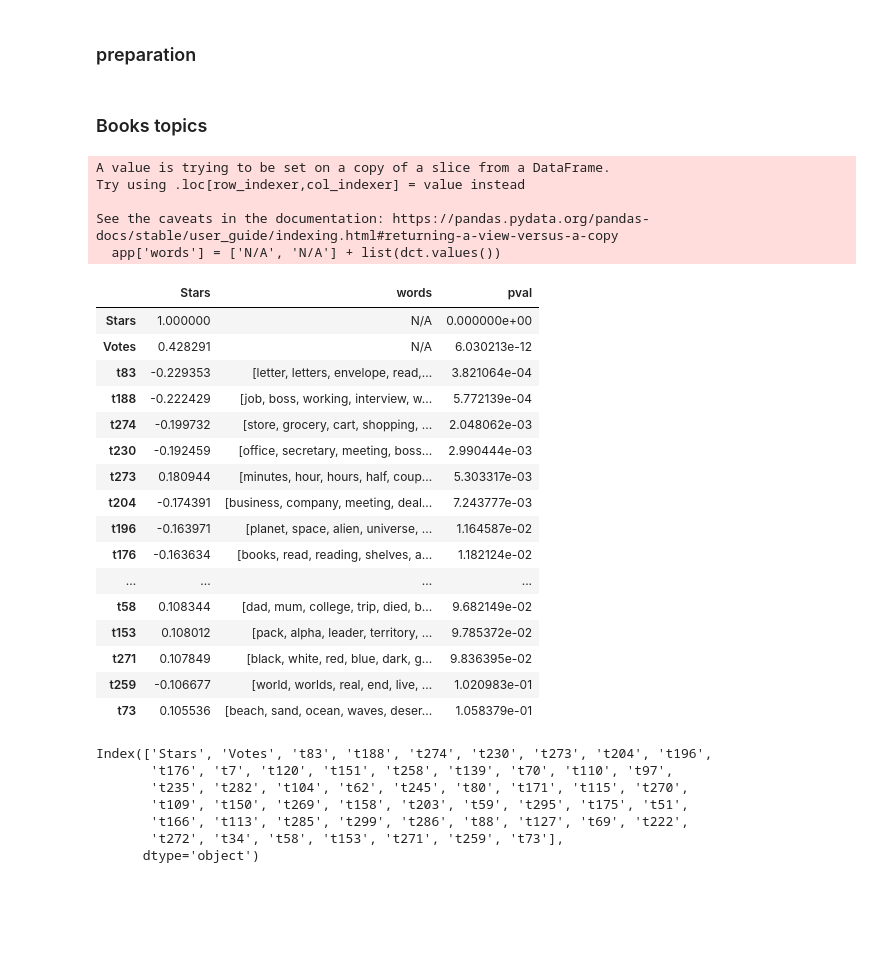
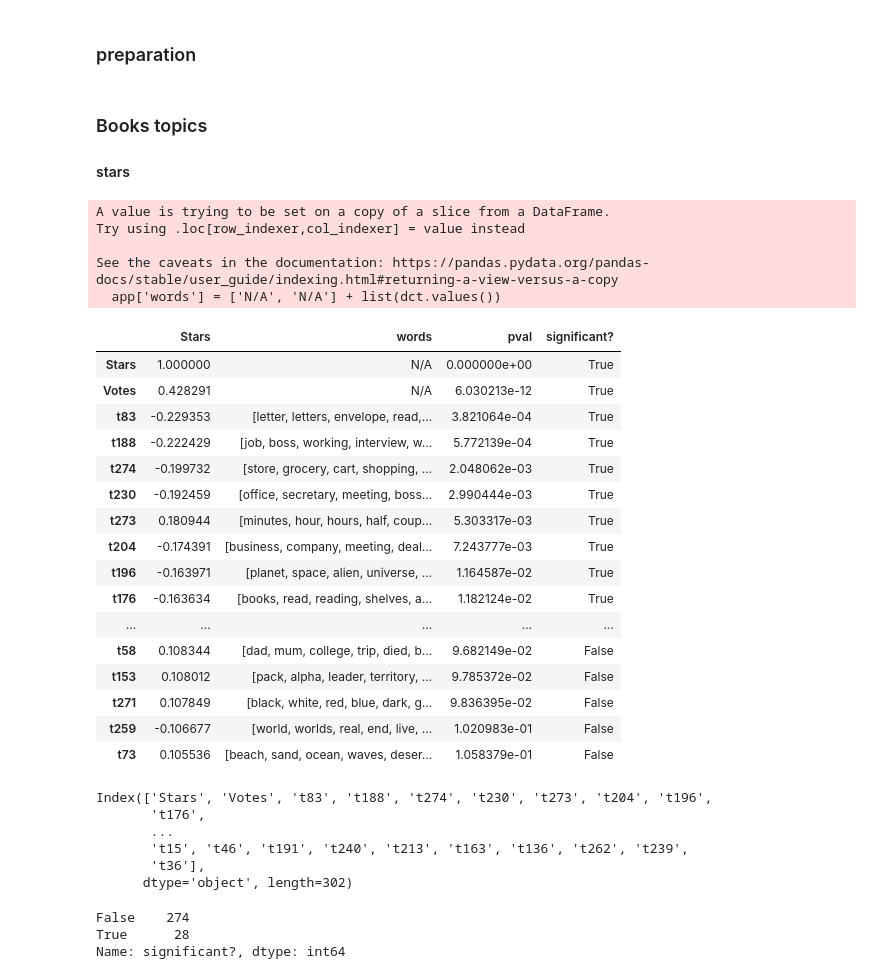
Before and after one commit to MarijkeBeersmans/CLS-project, a Jupyter notebook: Correlation.ipynb, the cells around one changed output. Saved outputs shown, nothing was run; the diff lists cells and outputs as text; code cells hidden in the pictures; blank space fills up the shorter version.

```diff
--- a/Correlation.ipynb
+++ b/Correlation.ipynb
@@ -222,52 +220,58 @@ to_drop = ['Year_of_prod', 'Season', 'Episode Number', 'Episode_Title', 'Duratio
        'Emily', 'seasonep']
 # %% [markdown]
 ### Books topics
+#### stars
 # %%
 topics = books.drop(columns=to_drop, inplace=False)
 # print(topics.columns)
 rho, pval = spearmanr(topics)
 corr = pd.DataFrame(rho, columns=topics.columns, index=topics.columns)
 pvaldf = pd.DataFrame(pval, columns=topics.columns, index=topics.columns)
 pvald = dict(zip(topics.columns, pvaldf['Stars']))
 
 app = corr[['Stars', 'Votes']]
 app['words'] = ['N/A', 'N/A'] + list(dct.values())
 
-rho = app.drop(columns=['Votes']).fillna(0).sort_values(by='Stars', ascending=False, key=np.abs)[:52]
+rho = app.drop(columns=['Votes']).fillna(0).sort_values(by='Stars', ascending=False, key=np.abs)
 
 rho['pval'] = [pvald[t] for t in rho.index]
 
-rho
+rho['significant?'] = [True if value < 0.05 else False for value in rho.pval.values]
+
+rho[:52]
 # %% [output]
 A value is trying to be set on a copy of a slice from a DataFrame.
 Try using .loc[row_indexer,col_indexer] = value instead
 
 See the caveats in the documentation: https://pandas.pydata.org/pandas-docs/stable/user_guide/indexing.html#returning-a-view-versus-a-copy
   app['words'] = ['N/A', 'N/A'] + list(dct.values())
-|  | Stars | words | pval |
-| Stars | 1.000000 | N/A | 0.000000e+00 |
-| Votes | 0.428291 | N/A | 6.030213e-12 |
-| t83 | -0.229353 | [letter, letters, envelope, read,... | 3.821064e-04 |
-| t188 | -0.222429 | [job, boss, working, interview, w... | 5.772139e-04 |
-| t274 | -0.199732 | [store, grocery, cart, shopping, ... | 2.048062e-03 |
-| t230 | -0.192459 | [office, secretary, meeting, boss... | 2.990444e-03 |
-| t273 | 0.180944 | [minutes, hour, hours, half, coup... | 5.303317e-03 |
-| t204 | -0.174391 | [business, company, meeting, deal... | 7.243777e-03 |
-| t196 | -0.163971 | [planet, space, alien, universe, ... | 1.164587e-02 |
-| t176 | -0.163634 | [books, read, reading, shelves, a... | 1.182124e-02 |
-| ... | ... | ... | ... |
-| t58 | 0.108344 | [dad, mum, college, trip, died, b... | 9.682149e-02 |
-| t153 | 0.108012 | [pack, alpha, leader, territory, ... | 9.785372e-02 |
-| t271 | 0.107849 | [black, white, red, blue, dark, g... | 9.836395e-02 |
-| t259 | -0.106677 | [world, worlds, real, end, live, ... | 1.020983e-01 |
-| t73 | 0.105536 | [beach, sand, ocean, waves, deser... | 1.058379e-01 |
+|  | Stars | words | pval | significant? |
+| Stars | 1.000000 | N/A | 0.000000e+00 | True |
+| Votes | 0.428291 | N/A | 6.030213e-12 | True |
+| t83 | -0.229353 | [letter, letters, envelope, read,... | 3.821064e-04 | True |
+| t188 | -0.222429 | [job, boss, working, interview, w... | 5.772139e-04 | True |
+| t274 | -0.199732 | [store, grocery, cart, shopping, ... | 2.048062e-03 | True |
+| t230 | -0.192459 | [office, secretary, meeting, boss... | 2.990444e-03 | True |
+| t273 | 0.180944 | [minutes, hour, hours, half, coup... | 5.303317e-03 | True |
+| t204 | -0.174391 | [business, company, meeting, deal... | 7.243777e-03 | True |
+| t196 | -0.163971 | [planet, space, alien, universe, ... | 1.164587e-02 | True |
+| t176 | -0.163634 | [books, read, reading, shelves, a... | 1.182124e-02 | True |
+| ... | ... | ... | ... | ... |
+| t58 | 0.108344 | [dad, mum, college, trip, died, b... | 9.682149e-02 | False |
+| t153 | 0.108012 | [pack, alpha, leader, territory, ... | 9.785372e-02 | False |
+| t271 | 0.107849 | [black, white, red, blue, dark, g... | 9.836395e-02 | False |
+| t259 | -0.106677 | [world, worlds, real, end, live, ... | 1.020983e-01 | False |
+| t73 | 0.105536 | [beach, sand, ocean, waves, deser... | 1.058379e-01 | False |
 # %%
 print(rho.index)
+rho['significant?'].value_counts()
 # %% [output]
 Index(['Stars', 'Votes', 't83', 't188', 't274', 't230', 't273', 't204', 't196',
-       't176', 't7', 't120', 't151', 't258', 't139', 't70', 't110', 't97',
-       't235', 't282', 't104', 't62', 't245', 't80', 't171', 't115', 't270',
-       't109', 't150', 't269', 't158', 't203', 't59', 't295', 't175', 't51',
-       't166', 't113', 't285', 't299', 't286', 't88', 't127', 't69', 't222',
-       't272', 't34', 't58', 't153', 't271', 't259', 't73'],
-      dtype='object')
+       't176',
+       ...
+       't15', 't46', 't191', 't240', 't213', 't163', 't136', 't262', 't239',
+       't36'],
+      dtype='object', length=302)
+False    274
+True      28
+Name: significant?, dtype: int64
```
Also changed, not shown: parts of 30 cells of this notebook, 2 other files.
